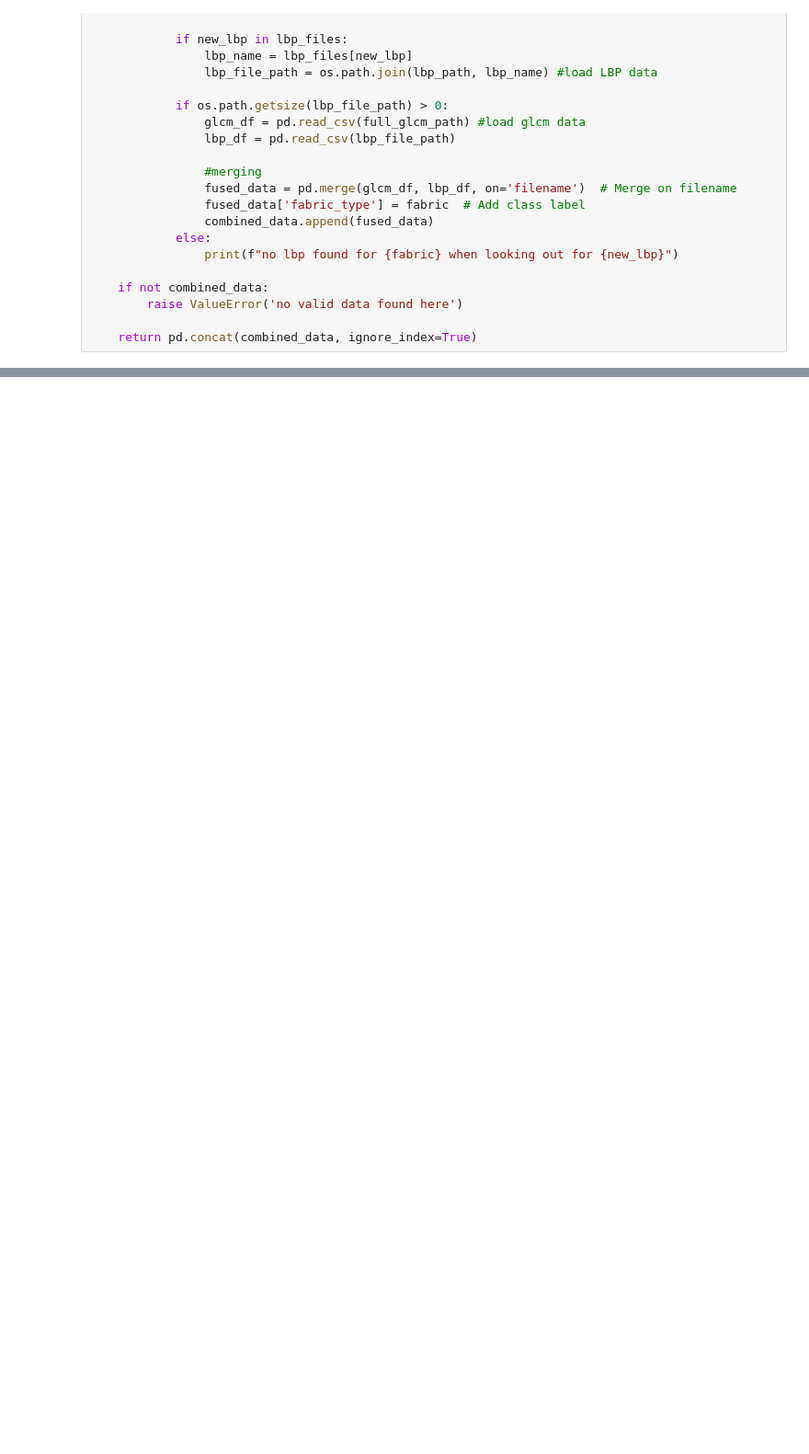
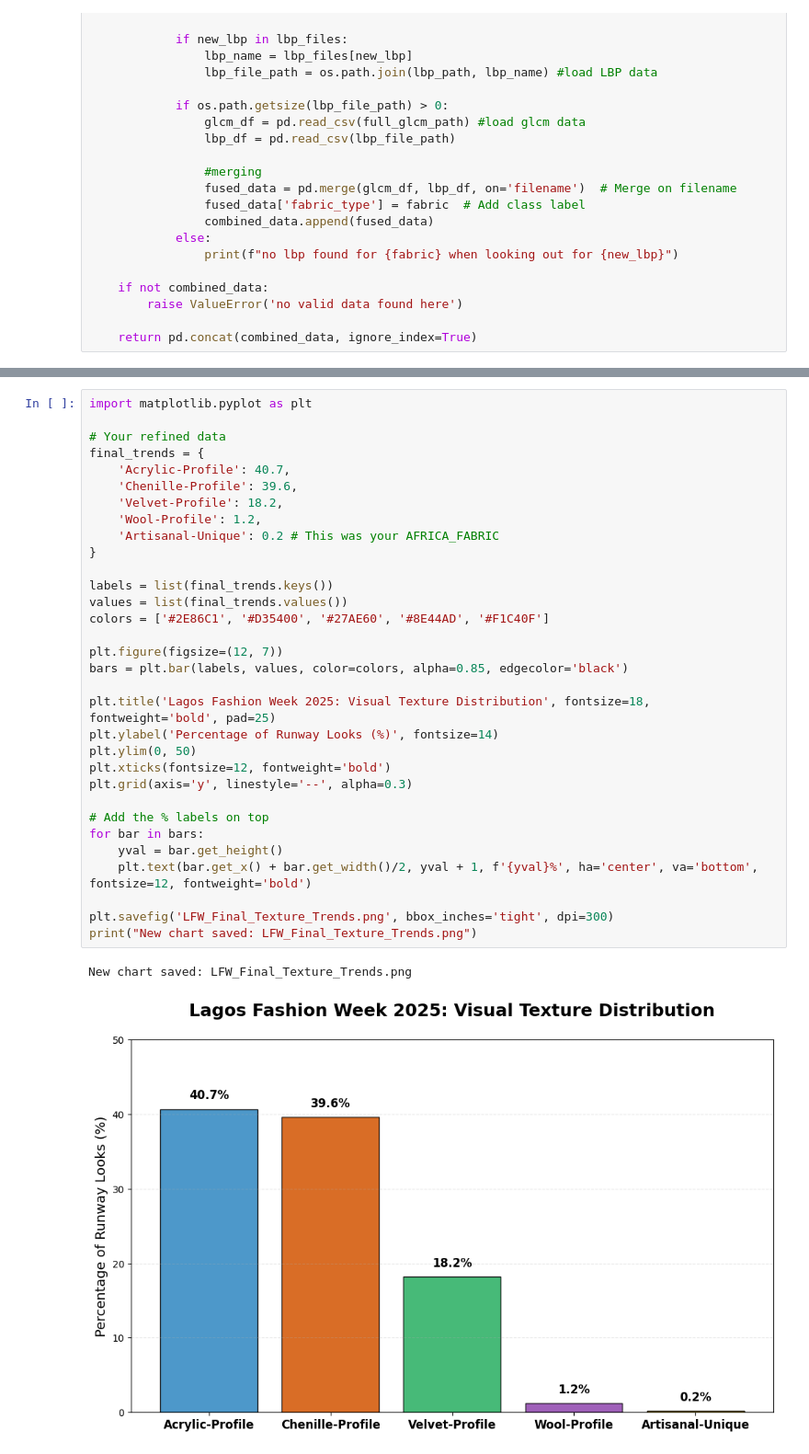
Before and after one commit to dijalaanita/Lagos-FW-2025-Analysis, a Jupyter notebook: scripts/train_svm.ipynb, the cells around one changed output, grey strips where cells are left out. Shown at 92% size. Drawn from its saved outputs; the diff is of its cells as text; blank space fills up the shorter version.

Commit message:
somehow made the fabric analysis work lmao

```diff
--- a/scripts/train_svm.ipynb
+++ b/scripts/train_svm.ipynb
@@ -105,0 +178,35 @@ plt.show()
+# %%
+import matplotlib.pyplot as plt
+
+# Your refined data
+final_trends = {
+    'Acrylic-Profile': 40.7,
+    'Chenille-Profile': 39.6,
+    'Velvet-Profile': 18.2,
+    'Wool-Profile': 1.2,
+    'Artisanal-Unique': 0.2 # This was your AFRICA_FABRIC
+}
+
+labels = list(final_trends.keys())
+values = list(final_trends.values())
+colors = ['#2E86C1', '#D35400', '#27AE60', '#8E44AD', '#F1C40F']
+
+plt.figure(figsize=(12, 7))
+bars = plt.bar(labels, values, color=colors, alpha=0.85, edgecolor='black')
+
+plt.title('Lagos Fashion Week 2025: Visual Texture Distribution', fontsize=18, fontweight='bold', pad=25)
+plt.ylabel('Percentage of Runway Looks (%)', fontsize=14)
+plt.ylim(0, 50)
+plt.xticks(fontsize=12, fontweight='bold')
+plt.grid(axis='y', linestyle='--', alpha=0.3)
+
+# Add the % labels on top
+for bar in bars:
+    yval = bar.get_height()
+    plt.text(bar.get_x() + bar.get_width()/2, yval + 1, f'{yval}%', ha='center', va='bottom', fontsize=12, fontweight='bold')
+
+plt.savefig('LFW_Final_Texture_Trends.png', bbox_inches='tight', dpi=300)
+print("New chart saved: LFW_Final_Texture_Trends.png")
+# %% [output]
+New chart saved: LFW_Final_Texture_Trends.png
+[figure, added]
```
Also changed, not shown: parts of 8 cells of this notebook, 11 other files.
